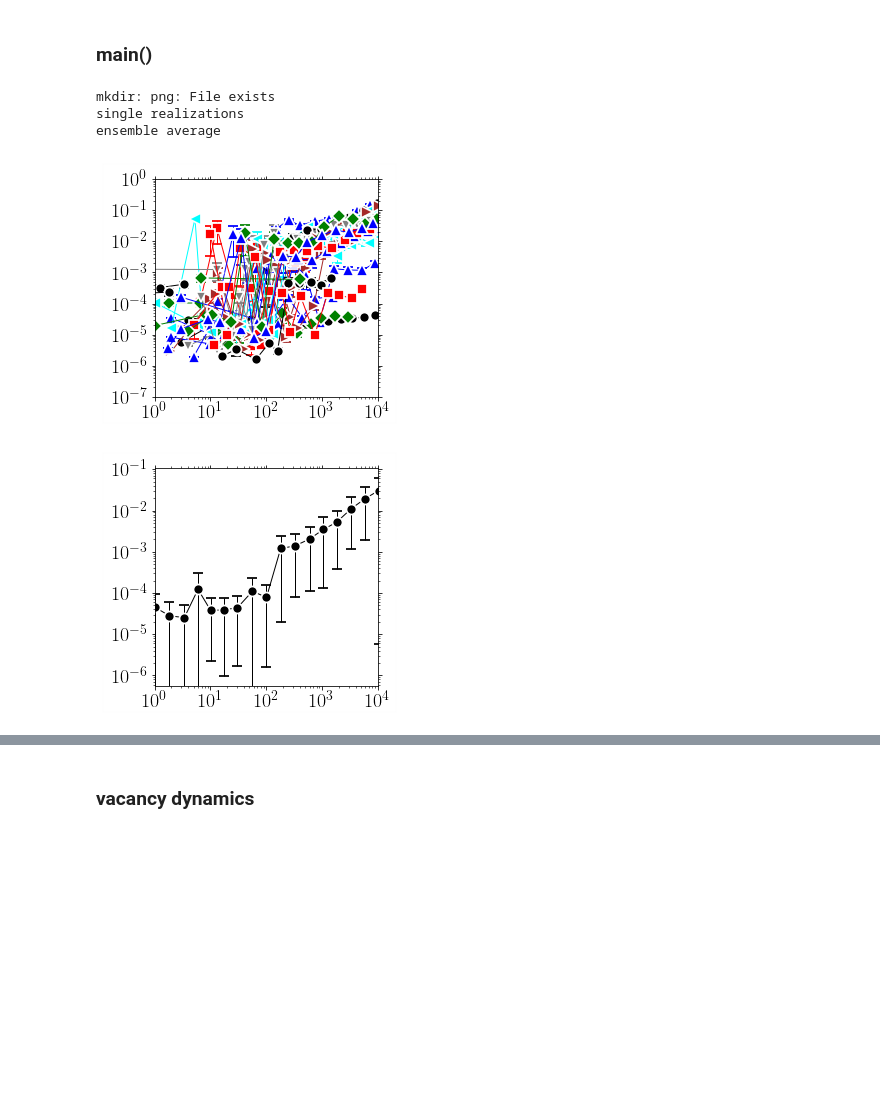
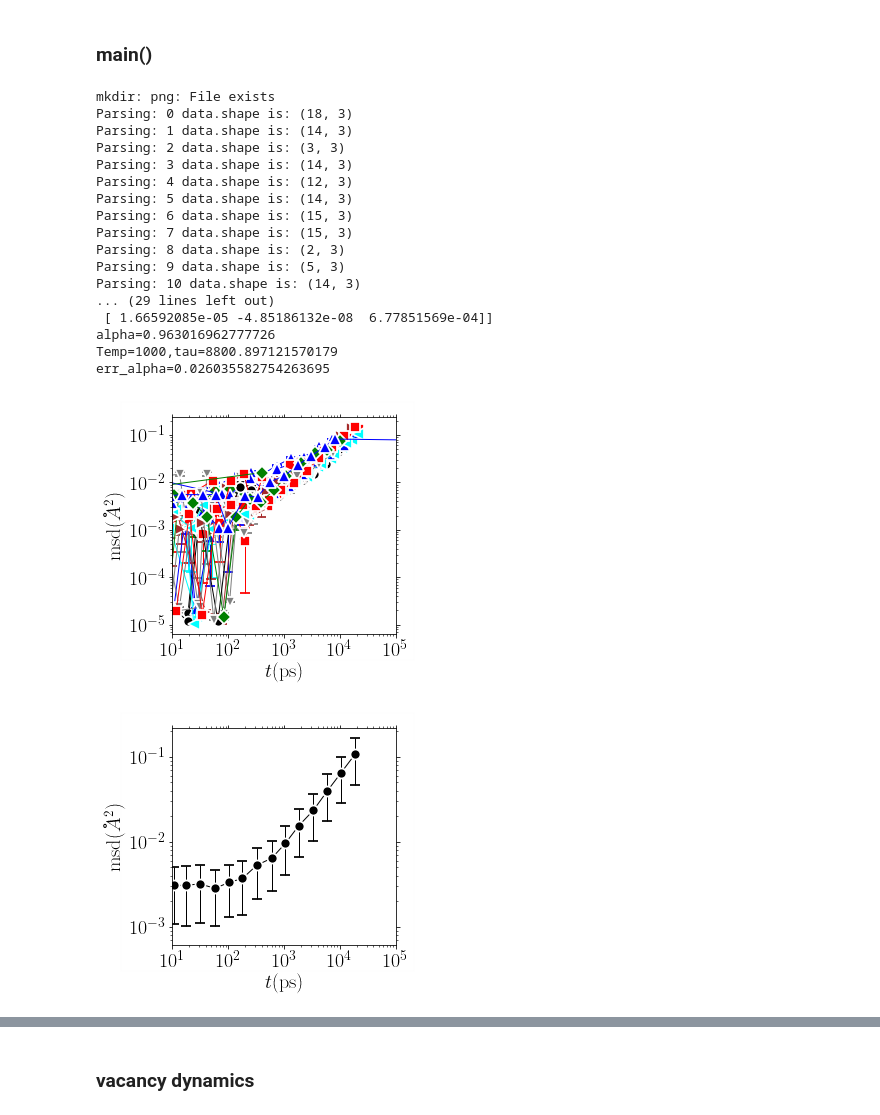
Before and after one commit to kkarimi62/vacancyDiffusion, a Jupyter notebook: postproc/postproc.ipynb, the cells around one changed output, grey strips where cells are left out. Cells and saved outputs as stored; diff of their text form; code cells hidden in the pictures; blank space fills up the shorter version.

```diff
--- a/postproc/postproc.ipynb
+++ b/postproc/postproc.ipynb
@@ -1027,7 +1027,8 @@ class Temperature:
                    log_scale_x=False,log_scale_y=False,
                    col_x=0,col_y=1,
                    n_bins_per_decade=6,
-                  n_thresh=0
+                  n_thresh=0,
+                   ymin=-sys.maxsize,ymax=sys.maxsize
                   ):
         kount = 0
         self.data_averaged = {} #np.zeros(len(self.temps))
@@ -1047,7 +1048,8 @@ class Temperature:
                                                    log_scale_x,log_scale_y,
                                                    n_bins_per_decade=n_bins_per_decade,
                                                    col_x = col_x, col_y = col_y,
-                                                   n_thresh=n_thresh
+                                                   n_thresh=n_thresh,
+                                                   ymin=ymin,ymax=ymax
                                                   )
             kount += nruns #self.nrun
 
@@ -1055,12 +1057,16 @@ class Temperature:
              log_scale_x,log_scale_y,
              n_bins_per_decade=6,
              col_x = 0, col_y = 1,
-             n_thresh=0
+             n_thresh=0,
+                   ymin=-sys.maxsize,ymax=sys.maxsize
             ):
         n_thresh = n_thresh
             #--- average
         xdata = data[:,col_x]
         ydata = data[:,col_y]
+        filtr = np.all([ydata>=ymin,ydata<ymax],axis=0)
+        xdata = xdata[filtr]
+        ydata = ydata[filtr]
         if log_scale_x:
             xmin = np.floor(np.log10(xdata).min())
             xmax = np.ceil(np.log10(xdata).max())
@@ -1219,15 +1225,16 @@ class Temperature:
                 xdata_shift = xdata*20**count if shift else xdata
                 utl.PltErr(xdata_shift,
                                 (self.func2nd(xdata,*popt)-y0),#-y0)/xdata_shift,
-                                attrs={'fmt':'-.','color':symbols.colors[count%7]},#'label':r'$\alpha=%3.2f$'%popt[2]},
+                                attrs={'fmt':'-.','color':symbols.colors[count%7],\
+                                       'label':r'$\alpha=%3.2f$'%popt[2]},
                            Plot=False,ax=ax)
                 #--- points
 #                temp= [1000,1200,1400,1600,1800,2000][count]
                 utl.PltErr(xdata_shift,
                            (ydata-y0),#-y0)/xdata_shift,
                            yerr=(yerr),#-y0),#/xdata_shift,
-                           attrs=symbols.GetAttrs(count=count%7,label=r'$%s$'%temp,fmt='.'),
-#                           attrs=symbols.GetAttrs(count=count%7,fmt='.'),
+#                           attrs=symbols.GetAttrs(count=count%7,label=r'$%s$'%temp,fmt='.'),
+                           attrs=symbols.GetAttrs(count=count%7,fmt='.'),
                            ax=ax,
                            Plot=False,
                           )
@@ -1236,7 +1243,7 @@ class Temperature:
                        None,
                        ax=ax,
                        Plot=False,
-#                         legend=legends.Get(),
+                         legend=legends.Get(),
                        DrawFrame=DRAW_FRAME,
                        **plotAttrs
                       )
@@ -1353,7 +1360,7 @@ class Temperature:
         ax=utl.PltErr([0.5e-3,1e-3],[1,1],attrs={'fmt':'-.r'},Plot=False)
         utl.PltErr(1.0/np.array(self.temps),
                    list(map(lambda x:self.exponent[x][0],self.temps)),
-                   yerr=list(map(lambda x:2.0*(self.exponent[x][1]-self.exponent[x][2]),self.temps)),
+                   yerr=list(map(lambda x:1.0*(self.exponent[x][1]-self.exponent[x][2]),self.temps)),
                    attrs=symbols.GetAttrs(),
                    DrawFrame=DRAW_FRAME,
                    ax=ax,
@@ -1377,7 +1384,7 @@ def main():
 #        [1600],[[0,1,2,3,4,5,6,7]]*10,
 #        [1800],[[0,2,3,4,5,6,7]]*10,
 #        [2000],[[0,1,2,3,4,5,6,7]]*10,
-#          verbose = True,
+          verbose = True,
                      )
     #
     #--- parse data
@@ -1395,16 +1402,17 @@ def main():
              )
     #
     #--- plot
-    xlim = (1e0,1e4)
-    ylim = (1e-7,1e0)
+    xlim = (1e1,1e5)
+#     ylim = (1e-7,1e0)
     print('single realizations')
     temp.Plot(**{
                   'xscale':'log',
                   'yscale':'log',
                    'attrs':{'fmt':'-'},
                   'xlim':xlim,
-                   'ylim':ylim,
-#                   'title':'png/msd_temp_ni.png',
+#                    'ylim':ylim,
+                   'title':'png/msd_temp_ni.png',
+                    'xstr':r'$t(\mathrm{ps})$','ystr':r'$\mathrm{msd}(\r{A}^2)$',
         'bbox_to_anchor':(0.01,0.3,0.5,0.5)
     })
 
@@ -1415,6 +1423,7 @@ def main():
     temp.EnsAverage(log_scale_x=True,log_scale_y=True,
                    n_thresh=1,
                     n_bins_per_decade=4,#32,
+                    ymin=1e-3,
                    )
     temp.PlotAverage(**{
                   'yscale':'log',
@@ -1422,6 +1431,7 @@ def main():
 #                   'count':0,
                   'xlim':xlim,
 #                    'ylim':ylim,
+                    'xstr':r'$t(\mathrm{ps})$','ystr':r'$\mathrm{msd}(\r{A}^2)$',
                     'title':'png/msd_temp_ni_T%sK.png'%temp.temps[0],
          })
 
@@ -1429,37 +1439,52 @@ def main():
     #--- fit
     #
     temp.Fit(Plot=True,
 #              shift=True,
 #             bounds=([4e-3, 1e5,0.5], [1e-2, 1e7,2.0]),
 #            p0=[[1e-4, 1e6, 1.0]],
-            p0=[[1e-3, 1e6, 1.0]],
+            p0=[[1e-3, 1e6, 1.5]],
                sigma=True, #--- comment for ni
               xlo=xlim[0],
              plotAttrs={'yscale':'log',
                   'xscale':'log',
-#                    'xlim':xlim,
+                   'xlim':xlim,
 #                     'ylim':ylim,
-                        'ndecade_x':2,
+                        'ndecade_x':1,
                     'bbox_to_anchor':(-0.05,0.33,0.5,0.5),
                    'title':'png/msd_temp_ni_fit_inset.png',
+                    'xstr':r'$t(\mathrm{ps})$','ystr':r'$\mathrm{msd}(\r{A}^2)$',
 #                         'fontsize':24,
 #              'halfopen':True
                        }
             )
 
 
 
     temp.PlotExponent(**{
                     'title':'png/alpha_temp_ni.png',
                     'ylim':(0.5,1.5),
                     }
                 )
 
     return temp
 temp = main()
 # %% [output]
 mkdir: png: File exists
-single realizations
-ensemble average
+Parsing: 0 data.shape is: (18, 3)
+Parsing: 1 data.shape is: (14, 3)
+Parsing: 2 data.shape is: (3, 3)
+Parsing: 3 data.shape is: (14, 3)
+Parsing: 4 data.shape is: (12, 3)
+Parsing: 5 data.shape is: (14, 3)
+Parsing: 6 data.shape is: (15, 3)
+Parsing: 7 data.shape is: (15, 3)
+Parsing: 8 data.shape is: (2, 3)
+Parsing: 9 data.shape is: (5, 3)
+Parsing: 10 data.shape is: (14, 3)
+... (29 lines left out)
+ [ 1.66592085e-05 -4.85186132e-08  6.77851569e-04]]
+alpha=0.963016962777726
+Temp=1000,tau=8800.897121570179
+err_alpha=0.026035582754263695
-[figure, old version]
+[figure, new version]
-[figure, old version]
+[figure, new version]
```
Also changed, not shown: parts of 1 cell of this notebook, 1 other file.
